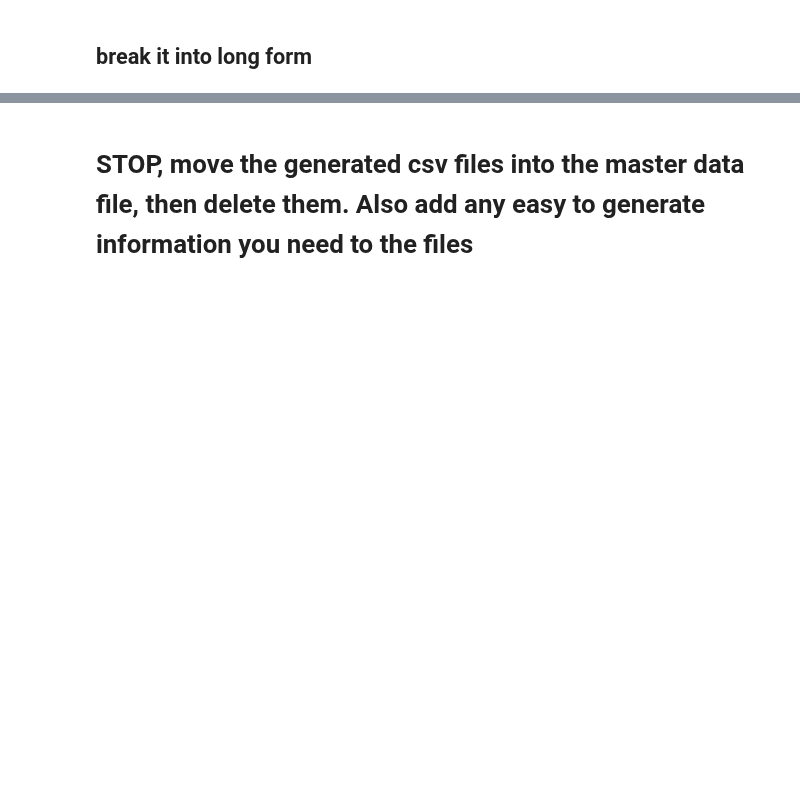
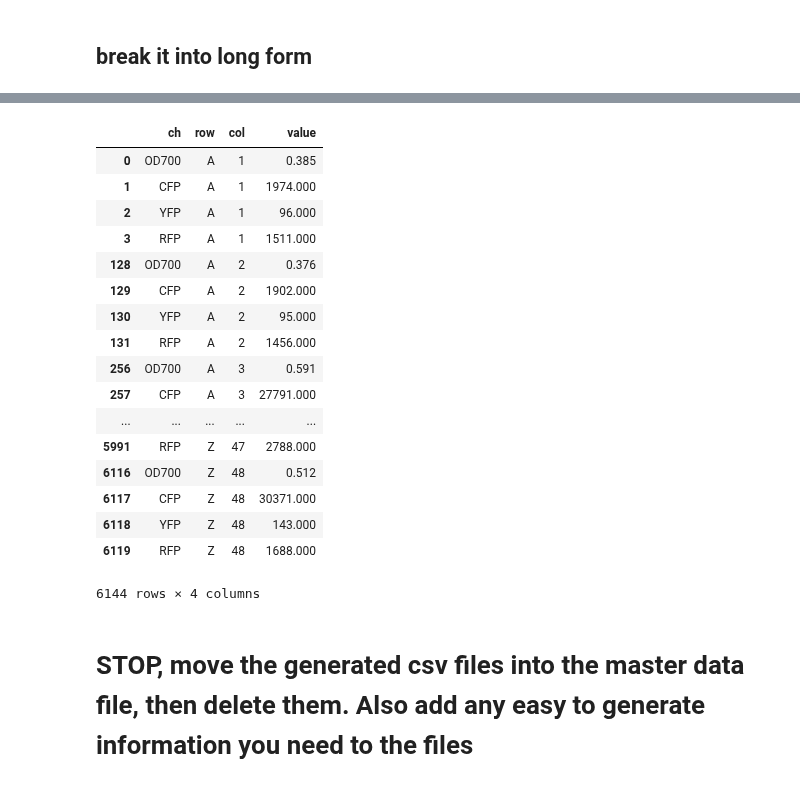
Before and after one commit to geezerbriefs/xpspython, a Jupyter notebook: cfu/munge cfu multiwell table.ipynb, the cells around one changed output, grey strips where cells are left out. Drawn from its saved outputs; the diff is of its cells as text; code cells hidden in the pictures; blank space fills up the shorter version.

Commit message:
updated some functions to be more pythonic and avoid dumb loops and be more confident about preserving indices and correct values

```diff
--- a/cfu/munge cfu multiwell table.ipynb
+++ b/cfu/munge cfu multiwell table.ipynb
@@ -113,23 +84,21 @@ new = pd.concat([df, stick_on], axis='columns').fillna(method='bfill')
-# %%
-#go through the row/col pairs and select the first row of each
-
-letters = new['row'].unique()
-nums = new['col'].unique()
-
-combs = list(itertools.product(letters, nums))
-
-good_rows = []
-
-for c in combs:
-    let = c[0]
-    num = c[1]
-
-    i1 = new['row'] == let
-    i2 = new['col'] == num
-    i = i1&i2
-
-    good_row = new.loc[min(new.loc[i].index)]
-
-    good_rows.append(good_row)
-
-df = pd.concat(good_rows, axis='columns').T.drop(columns=['ch', 'value'])
+# %%
+df
+# %% [output]
+|  | ch | row | col | value |
+| 0 | OD700 | A | 1 | 0.385 |
+| 1 | CFP | A | 1 | 1974.000 |
+| 2 | YFP | A | 1 | 96.000 |
+| 3 | RFP | A | 1 | 1511.000 |
+| 128 | OD700 | A | 2 | 0.376 |
+| 129 | CFP | A | 2 | 1902.000 |
+| 130 | YFP | A | 2 | 95.000 |
+| 131 | RFP | A | 2 | 1456.000 |
+| 256 | OD700 | A | 3 | 0.591 |
+| 257 | CFP | A | 3 | 27791.000 |
+| ... | ... | ... | ... | ... |
+| 5991 | RFP | Z | 47 | 2788.000 |
+| 6116 | OD700 | Z | 48 | 0.512 |
+| 6117 | CFP | Z | 48 | 30371.000 |
+| 6118 | YFP | Z | 48 | 143.000 |
+| 6119 | RFP | Z | 48 | 1688.000 |
+6144 rows × 4 columns
```
Also changed, not shown: parts of 11 cells of this notebook.
